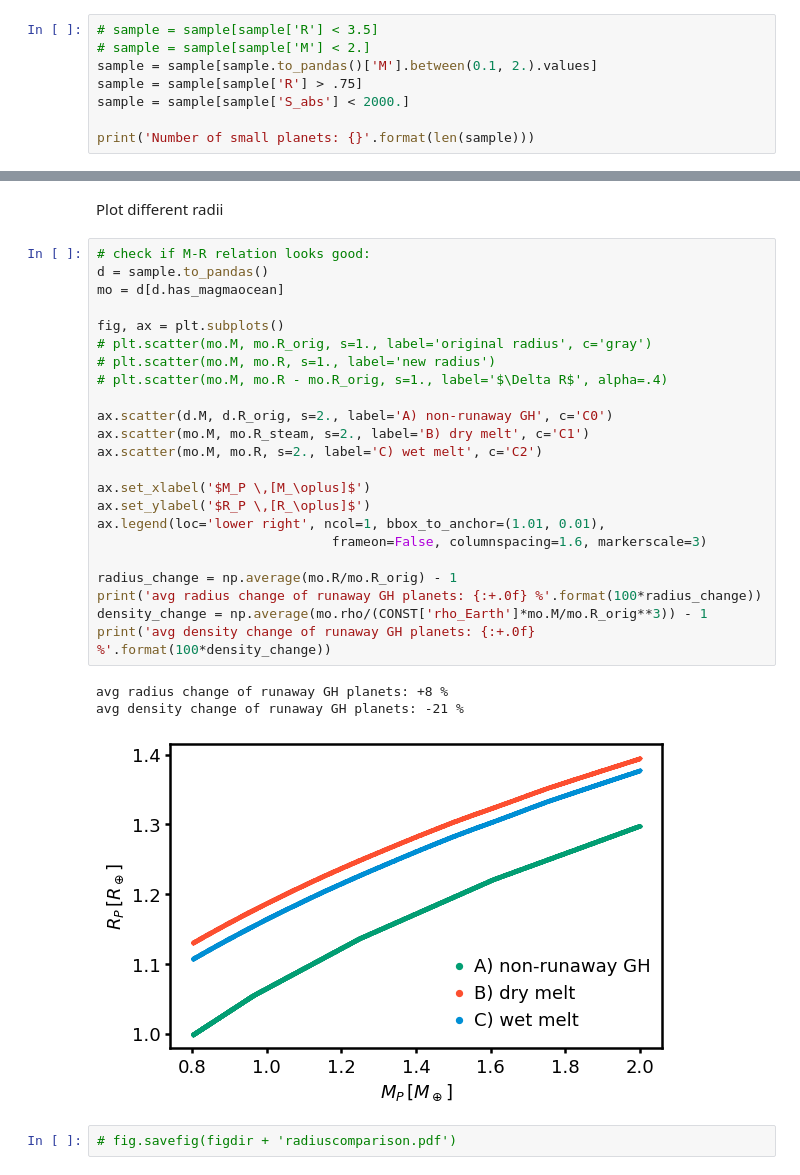
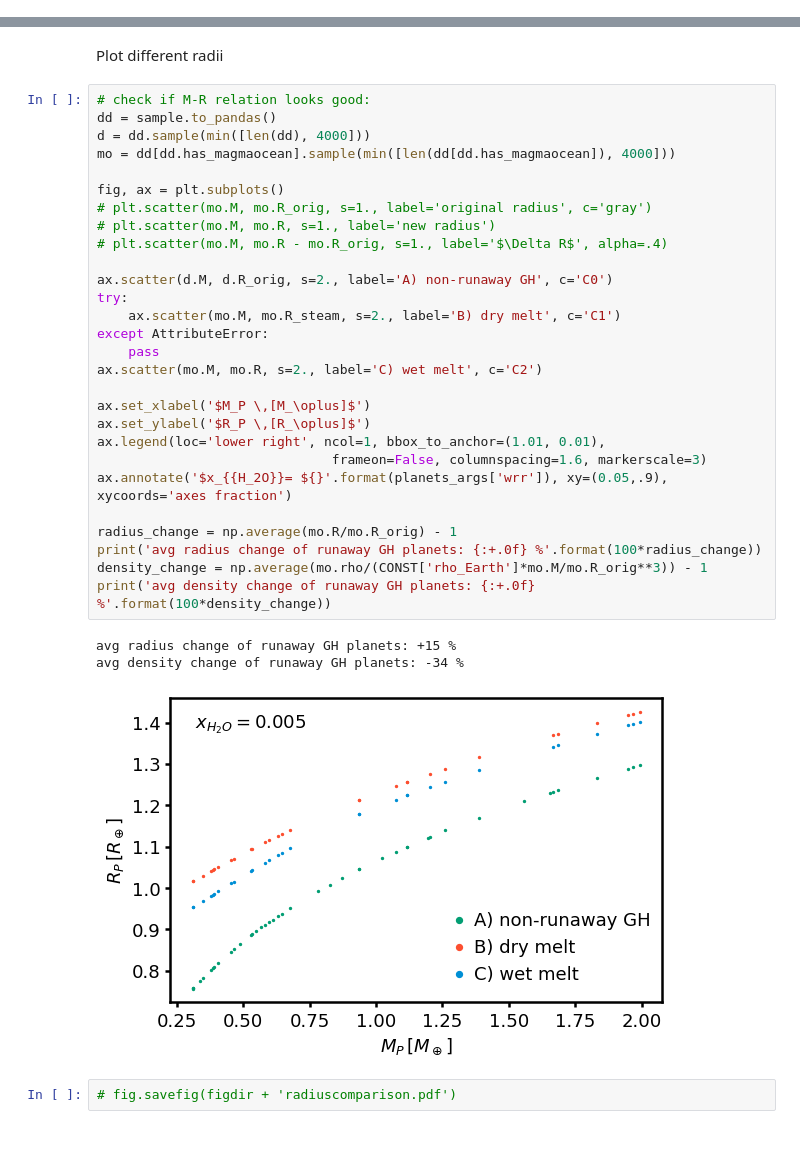
Before and after one commit to matiscke/hz-inner-edge-discontinuity, a Jupyter notebook: src/scripts/magmaocean.ipynb, the cells around one changed output, grey strips where cells are left out. Cells and saved outputs as stored; diff of their text form; blank space fills up the shorter version.

```diff
--- a/src/scripts/magmaocean.ipynb
+++ b/src/scripts/magmaocean.ipynb
@@ -213,8 +192,0 @@ Keep only small planets/low-mass planets, but above 0.1 M_Earth (Turbet+2020 cov
-# %%
-# sample = sample[sample['R'] < 3.5]
-# sample = sample[sample['M'] < 2.]
-sample = sample[sample.to_pandas()['M'].between(0.1, 2.).values]
-sample = sample[sample['R'] > .75]
-sample = sample[sample['S_abs'] < 2000.]
-
-print('Number of small planets: {}'.format(len(sample)))
@@ -262,31 +232,36 @@ Number of small planets: 34722
 Plot different radii
 # %%
 # check if M-R relation looks good:
-d = sample.to_pandas()
-mo = d[d.has_magmaocean]
+dd = sample.to_pandas()
+d = dd.sample(min([len(dd), 4000]))
+mo = dd[dd.has_magmaocean].sample(min([len(dd[dd.has_magmaocean]), 4000]))
 
 fig, ax = plt.subplots()
 # plt.scatter(mo.M, mo.R_orig, s=1., label='original radius', c='gray')
 # plt.scatter(mo.M, mo.R, s=1., label='new radius')
 # plt.scatter(mo.M, mo.R - mo.R_orig, s=1., label='$\Delta R$', alpha=.4)
 
 ax.scatter(d.M, d.R_orig, s=2., label='A) non-runaway GH', c='C0')
-ax.scatter(mo.M, mo.R_steam, s=2., label='B) dry melt', c='C1')
+try:
+    ax.scatter(mo.M, mo.R_steam, s=2., label='B) dry melt', c='C1')
+except AttributeError:
+    pass
 ax.scatter(mo.M, mo.R, s=2., label='C) wet melt', c='C2')
 
 ax.set_xlabel('$M_P \,[M_\oplus]$')
 ax.set_ylabel('$R_P \,[R_\oplus]$')
 ax.legend(loc='lower right', ncol=1, bbox_to_anchor=(1.01, 0.01),
                               frameon=False, columnspacing=1.6, markerscale=3)
+ax.annotate('$x_{{H_2O}}= ${}'.format(planets_args['wrr']), xy=(0.05,.9), xycoords='axes fraction')
 
 radius_change = np.average(mo.R/mo.R_orig) - 1
 print('avg radius change of runaway GH planets: {:+.0f} %'.format(100*radius_change))
 density_change = np.average(mo.rho/(CONST['rho_Earth']*mo.M/mo.R_orig**3)) - 1
 print('avg density change of runaway GH planets: {:+.0f} %'.format(100*density_change))
 # %% [output]
-avg radius change of runaway GH planets: +8 %
-avg density change of runaway GH planets: -21 %
+avg radius change of runaway GH planets: +15 %
+avg density change of runaway GH planets: -34 %
-[figure, old version]
+[figure, new version]
 # %%
 # fig.savefig(figdir + 'radiuscomparison.pdf')
 # %%
```
Also changed, not shown: parts of 37 cells of this notebook, 3 other files.
